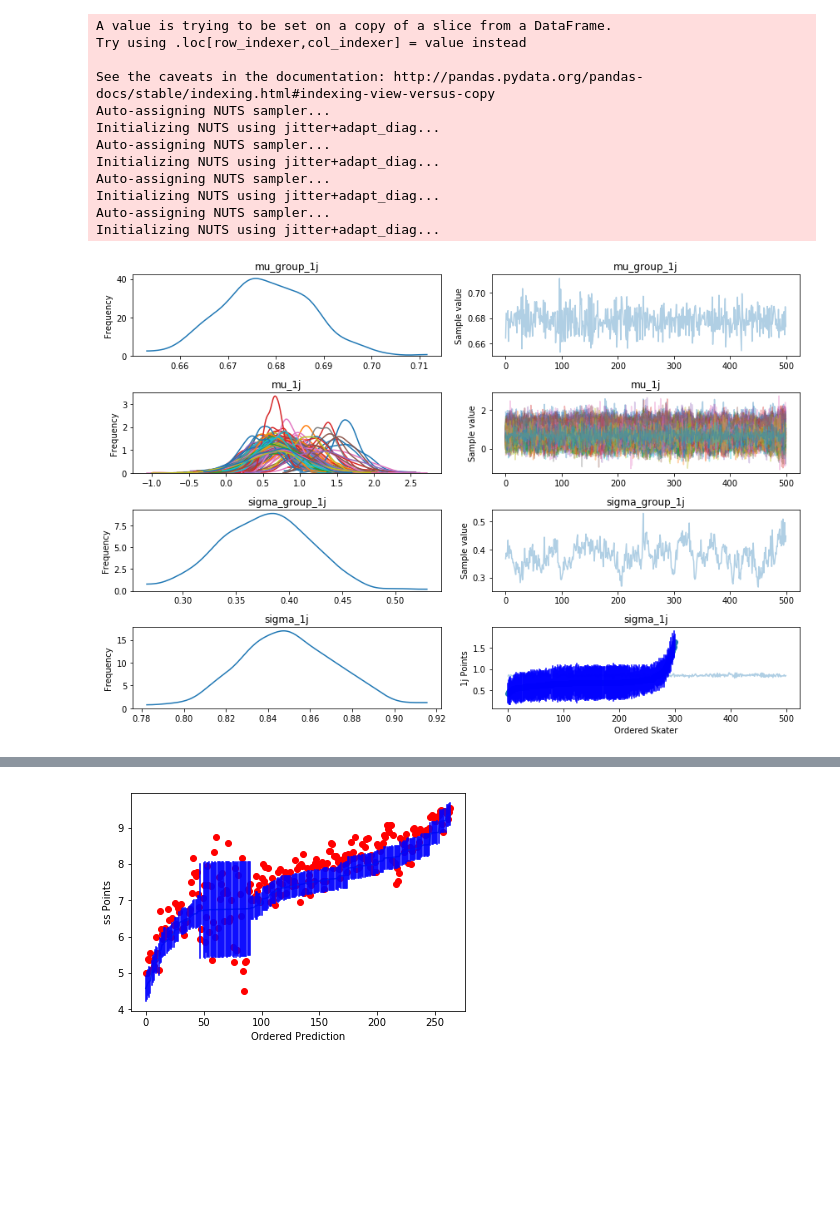
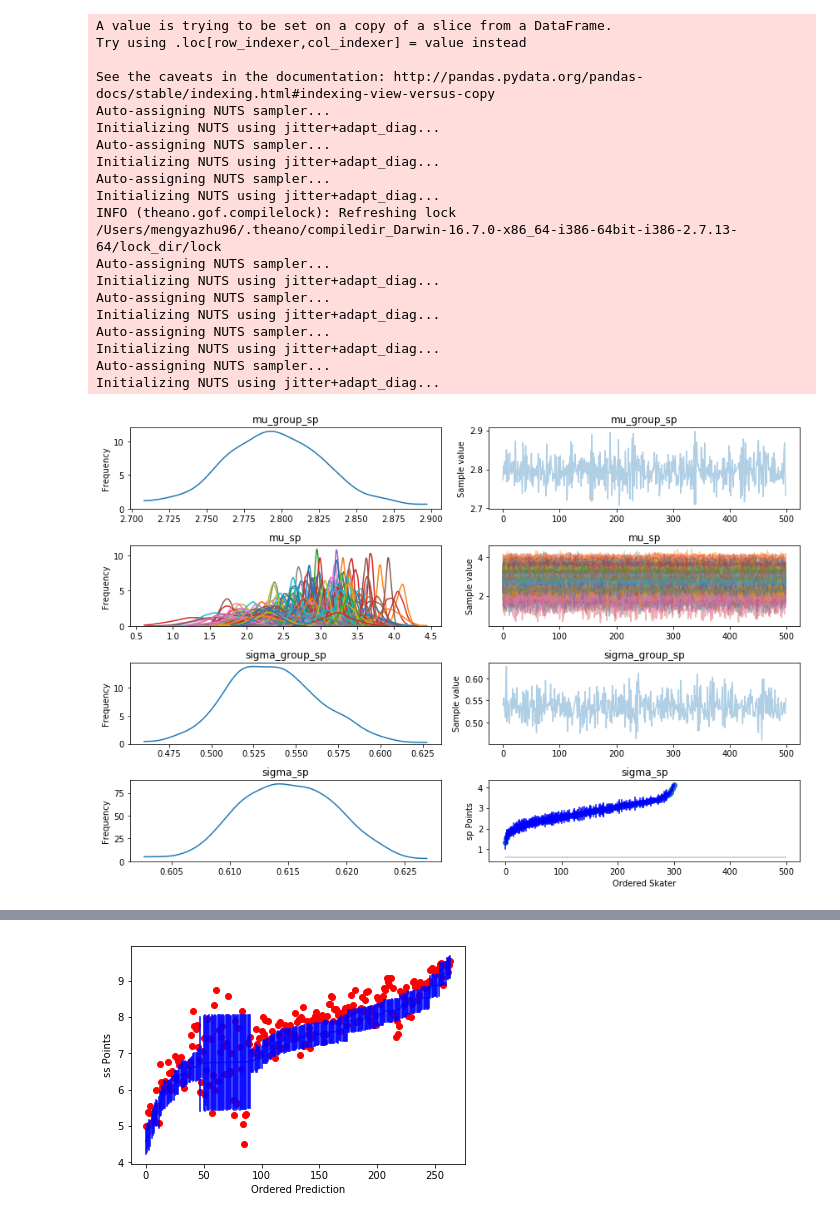
Before and after one commit to mengyazhu96/figure-skating-analysis, a Jupyter notebook: code/fancy_model_2.ipynb, the cells around one changed output, grey strips where cells are left out. Cells and saved outputs as stored; diff of their text form; code cells hidden in the pictures; blank space fills up the shorter version.

```diff
--- a/code/fancy_model_2.ipynb
+++ b/code/fancy_model_2.ipynb
@@ -23,7 +23,7 @@ COMP_TYPES = ('ss', 'tr', 'pe', 'co', 'in')
 # %%
 results = {}  # dict of (trace, model, theano shared)
 # %%
-for elt_type, prior_mu, prior_sd in ( #('sp', 2.5, 0.5), ('ch', 2., 0.5), ('st', 3., 0.5),
+for elt_type, prior_mu, prior_sd in ( ('sp', 2.5, 0.5), ('ch', 2., 0.5), ('st', 3., 0.5),
                                      ('1j', 0.67, 0.01), ('2j', 4., 0.5), ('3j', 6., 0.7), ('4j', 10.5, 1.0)):
     elts = elements[elements.elt_type == elt_type]
     skater = elts['skater_code'] = elts.skater.replace(skater_lookup).values
@@ -45,31 +45,38 @@ for elt_type, prior_mu, prior_sd in ( #('sp', 2.5, 0.5), ('ch', 2., 0.5), ('st',
 
     # Fit the model.
     with model:
         trace = pm.sample()
 
     # Save the results.
     results[elt_type] = (trace, model, skater)
 
     # Visualize fit.
     pm.traceplot(trace)
     estimates = pd.Series(trace['mu_' + elt_type].mean(axis=0), index=skaters)
     se = pd.Series(trace['mu_' + elt_type].std(axis=0), index=skaters)
     order = estimates.sort_values().index
     plt.scatter(xrange(len(estimates)), estimates[order])
     for i, m, s in zip(range(len(estimates)), estimates[order], se[order]):
         plt.plot([i,i], [m-s, m+s], 'b-')
     plt.ylabel(elt_type + ' Points');plt.xlabel('Ordered Skater');
 # %% [output]
 A value is trying to be set on a copy of a slice from a DataFrame.
 Try using .loc[row_indexer,col_indexer] = value instead
 
 See the caveats in the documentation: http://pandas.pydata.org/pandas-docs/stable/indexing.html#indexing-view-versus-copy
 Auto-assigning NUTS sampler...
 Initializing NUTS using jitter+adapt_diag...
 Auto-assigning NUTS sampler...
 Initializing NUTS using jitter+adapt_diag...
 Auto-assigning NUTS sampler...
 Initializing NUTS using jitter+adapt_diag...
+INFO (theano.gof.compilelock): Refreshing lock /Users/mengyazhu96/.theano/compiledir_Darwin-16.7.0-x86_64-i386-64bit-i386-2.7.13-64/lock_dir/lock
 Auto-assigning NUTS sampler...
 Initializing NUTS using jitter+adapt_diag...
+Auto-assigning NUTS sampler...
+Initializing NUTS using jitter+adapt_diag...
+Auto-assigning NUTS sampler...
+Initializing NUTS using jitter+adapt_diag...
+Auto-assigning NUTS sampler...
+Initializing NUTS using jitter+adapt_diag...
-[figure, old version]
+[figure, new version]
```
Also changed, not shown: parts of 14 cells of this notebook, 3 other files.
